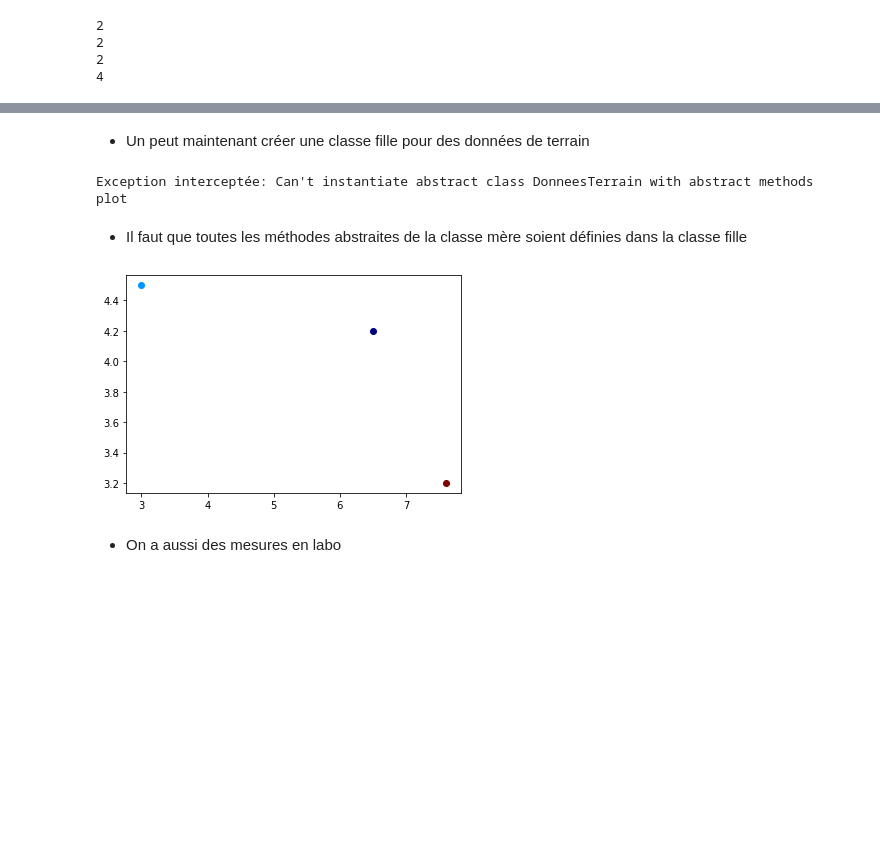
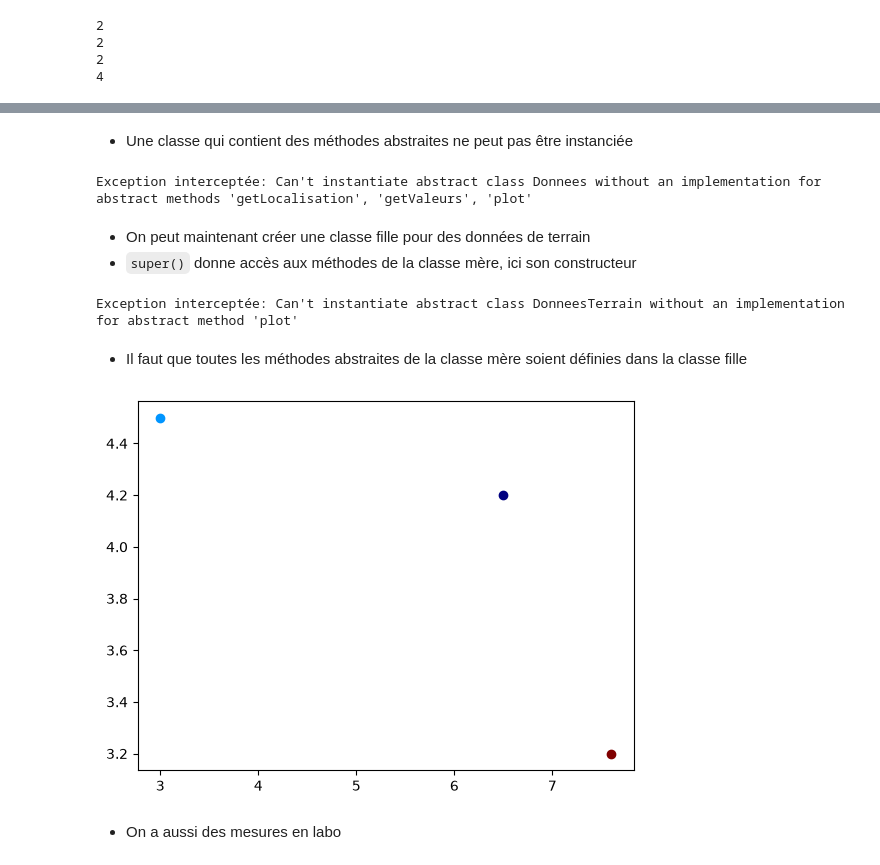
Before and after one commit to bernard-giroux/geo1302, a Jupyter notebook: p_POO.ipynb, the cells around one changed output, grey strips where cells are left out. Cells and saved outputs as stored; diff of their text form; code cells hidden in the pictures; blank space fills up the shorter version.

```diff
--- a/p_POO.ipynb
+++ b/p_POO.ipynb
@@ -238,9 +294,9 @@ print(mt2.id.value)
 - Le point de départ est de définir une classe mère
   - Ici, la classe mère est une classe abstraite, mais ce n'est pas obligatoire
 # %%
-from abc import ABCMeta, abstractmethod
+from abc import ABC, abstractmethod
 
-class Donnees(metaclass=ABCMeta):
+class Donnees(ABC):
     def __init__(self, dtype):
         self.type = dtype
 
@@ -253,12 +309,22 @@ class Donnees(metaclass=ABCMeta):
     @abstractmethod
     def plot(self, fig=None):
         pass
+# %% [markdown]
+- Une classe qui contient des méthodes abstraites ne peut pas être instanciée
+# %%
+try:
+    d = Donnees('gravi')
+except TypeError as e:
+    print('Exception interceptée:', e)
+# %% [output]
+Exception interceptée: Can't instantiate abstract class Donnees without an implementation for abstract methods 'getLocalisation', 'getValeurs', 'plot'
 # %% [markdown]
-- Un peut maintenant créer une classe fille pour des données de terrain
+- On peut maintenant créer une classe fille pour des données de terrain
+- `super()` donne accès aux méthodes de la classe mère, ici son constructeur
 # %%
 class DonneesTerrain(Donnees):
     def __init__(self, dtype, data, loc):
-        Donnees.__init__(self, dtype)
+        super().__init__(dtype)
         self.val = np.array(data)
         self.locali = np.array(loc)
 
@@ -273,43 +339,43 @@ try:
 except TypeError as e:
     print('Exception interceptée:', e)
 # %% [output]
-Exception interceptée: Can't instantiate abstract class DonneesTerrain with abstract methods plot
+Exception interceptée: Can't instantiate abstract class DonneesTerrain without an implementation for abstract method 'plot'
 # %% [markdown]
 - Il faut que toutes les méthodes abstraites de la classe mère soient définies dans la classe fille
 # %%
 import matplotlib as mpl
 import matplotlib.pyplot as plt
 import matplotlib.cm as cm
 
 class DonneesTerrain(Donnees):
     def __init__(self, dtype, data, loc):
-        Donnees.__init__(self, dtype)
+        super().__init__(dtype)
         self.val = np.array(data)
         self.locali = np.array(loc)
 
     def getValeurs(self):
         return self.val
 
     def getLocalisation(self):
         return self.locali
 
     def plot(self, fig=None):
-        if fig == None:
+        if fig is None:
             fig = plt.figure()
 
         norm = mpl.colors.Normalize(vmin=np.min(self.val), vmax=np.max(self.val))
         cmap = cm.jet
         m = cm.ScalarMappable(norm=norm, cmap=cmap)
         for n in np.arange(len(self.val)):
             plt.plot(self.locali[n,0], self.locali[n,1], 'o',
                      markerfacecolor=m.to_rgba(self.val[n]),
                      markeredgecolor=m.to_rgba(self.val[n]))
         return fig
 
 dt = DonneesTerrain('gravi', [4.0, 6.4, 3.1], [[3.0, 4.5],[7.6, 3.2],[6.5, 4.2]])
 f = dt.plot()
 # %% [output]
-[figure, old version]
+[figure, new version]
 # %% [markdown]
 - On a aussi des mesures en labo
 # %%
```
Also changed, not shown: parts of 30 cells of this notebook, 13 other files.
